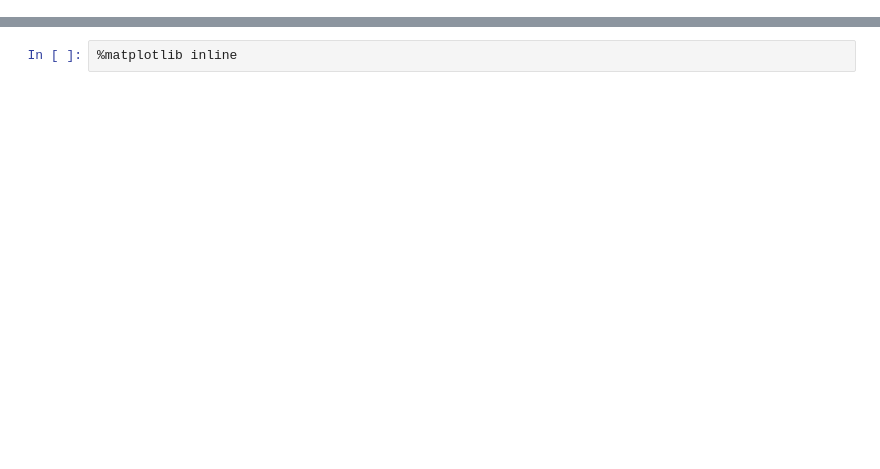
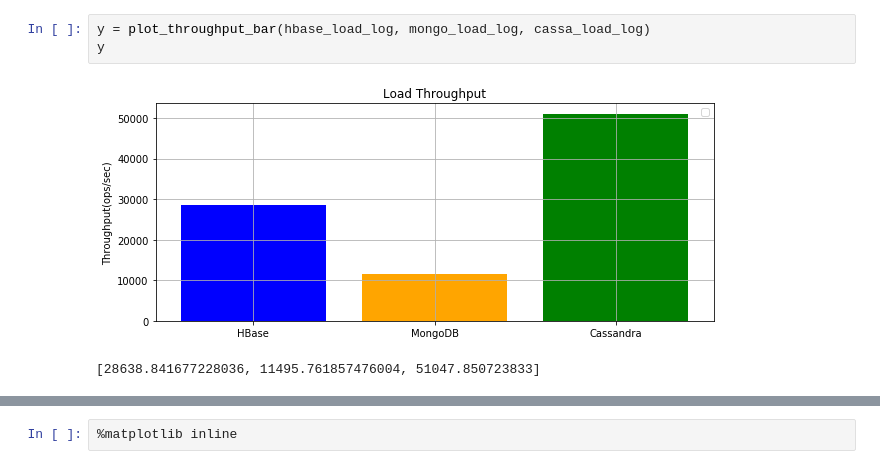
Before and after one commit to hiropppe/DB-benchmark, a Jupyter notebook: ycsb/plot_log.ipynb, the cells around one changed output, grey strips where cells are left out. Saved outputs shown, nothing was run; the diff lists cells and outputs as text; blank space fills up the shorter version.

Commit message:
Update log plot.

```diff
--- a/ycsb/plot_log.ipynb
+++ b/ycsb/plot_log.ipynb
@@ -0,0 +69,6 @@
+# %%
+y = plot_throughput_bar(hbase_load_log, mongo_load_log, cassa_load_log)
+y
+# %% [output]
+[figure, added]
+[28638.841677228036, 11495.761857476004, 51047.850723833]
```
Also changed, not shown: parts of 38 cells of this notebook.
